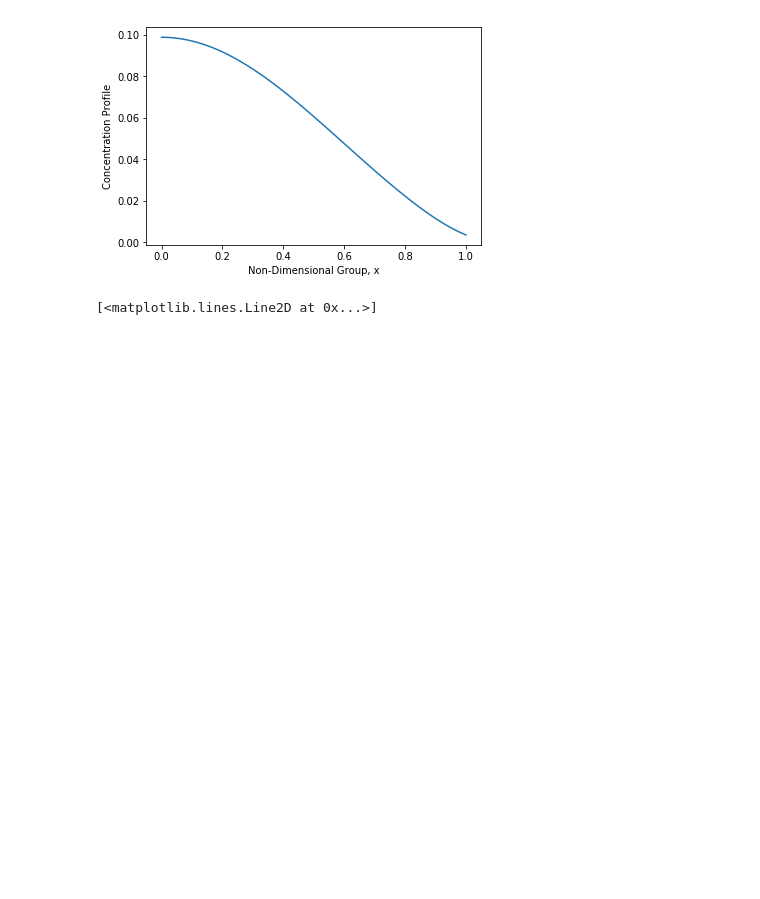
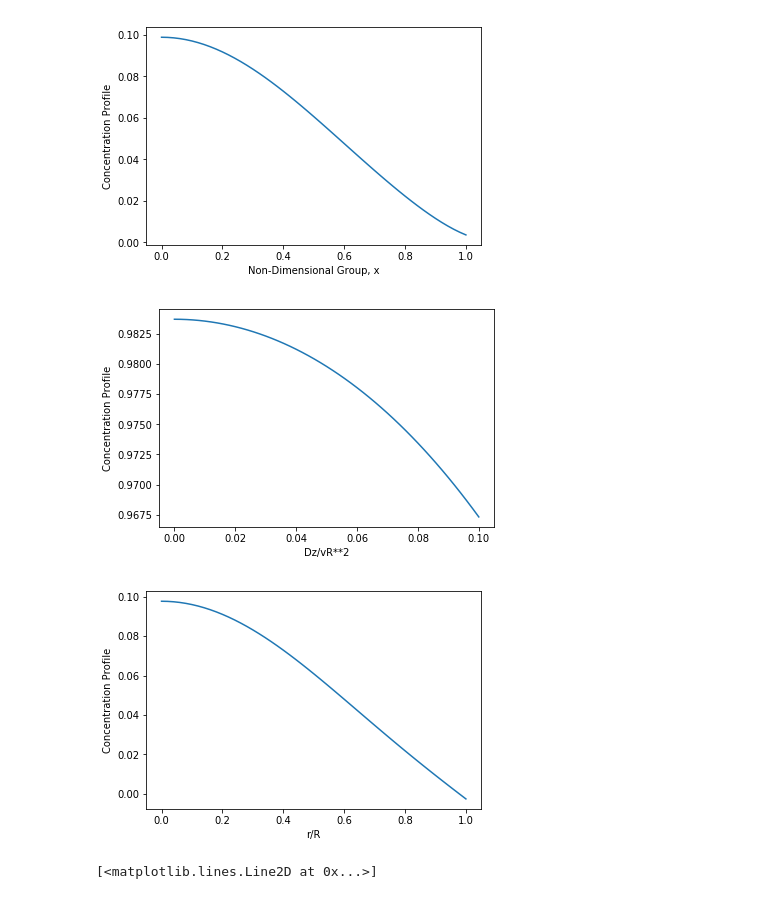
Before and after one commit to nateharms/serotonin_transport, a Jupyter notebook: reattempting.ipynb, the cells around one changed output. Drawn from its saved outputs; the diff is of its cells as text; code cells hidden in the pictures; blank space fills up the shorter version.

Commit message:
Added a new function for the integration constant which fixed the graphs

```diff
--- a/reattempting.ipynb
+++ b/reattempting.ipynb
@@ -211,0 +182,16 @@ for i in range(0,11):
+# %%
+#Integration function for the constant
+
+an = []
+
+n = 60 #Number of terms in the infinite sum
+
+for i in range(0, 11):
+    top = lambda xi: Gz_terms(n, xi, i) * xi * (1-xi**2)
+    bottom = lambda xi: (Gz_terms(n, xi, i)**2) * xi * (1-xi**2)
+
+    value, error = integrate.quad(top, 0, 1)
+    value2, error = integrate.quad(bottom, 0, 1)
+    an.append(value/value2)
+
+print an
@@ -267,6 +255,42 @@ plt.show()
 # %% [output]
 [figure]
 [figure]
+# %%
+#This cell is used for comparing the total terms of Gz used (5 above)
+
+m = 11 #number of eigenvalues
+
+#Set x = 0.5, r/R = 0.5:
+y = np.linspace(0, 0.1, num = 51)
+conc_final_y = 0
+
+for i in range(0,m):
+    conc_step_y = an[i] * Gz_terms(94, 0.5, i) * np.exp(-1*lambda_n[i] * y**2)
+    conc_final_y += conc_step_y
+
+plt.plot(y, conc_final_y)
+plt.xlabel("Dz/vR**2")
+plt.ylabel("Concentration Profile")
+plt.show()
+
+
+#Set y = 1, (Dz/vR**2) = 1
+x = np.linspace(0, 1, num = 51)
+conc_final_x = 0
+
+
+for i in range(0,m):
+    conc_step_x = an[i] * Gz_terms(94, x, i) * np.exp(-1*lambda_n[i] * 1**2)
+    conc_final_x += conc_step_x
+
+
+plt.plot(x, conc_final_x)
+plt.xlabel("r/R")
+plt.ylabel("Concentration Profile")
+plt.show()
+# %% [output]
+[figure, added]
+[figure, added]
 # %%
 #3D Graph
 
```
Also changed, not shown: parts of 2 cells of this notebook.
